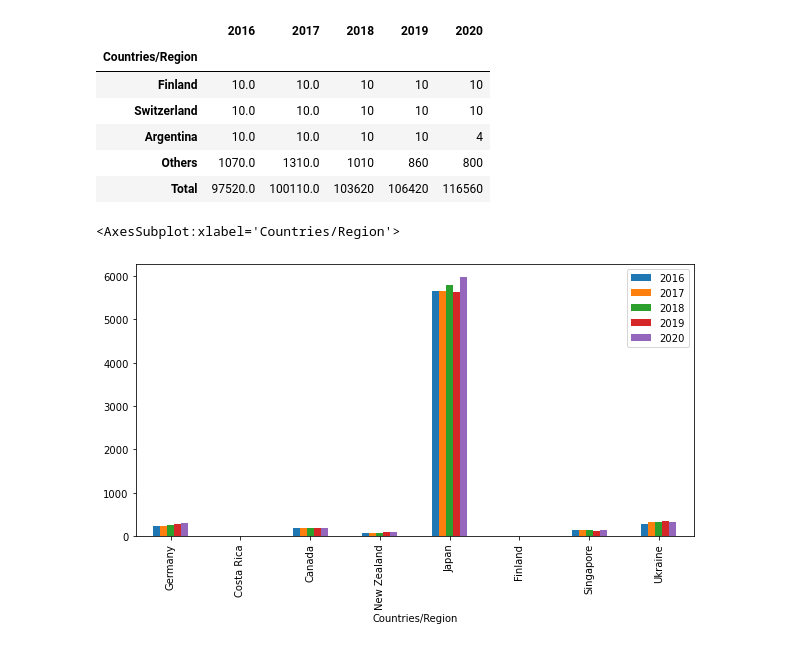
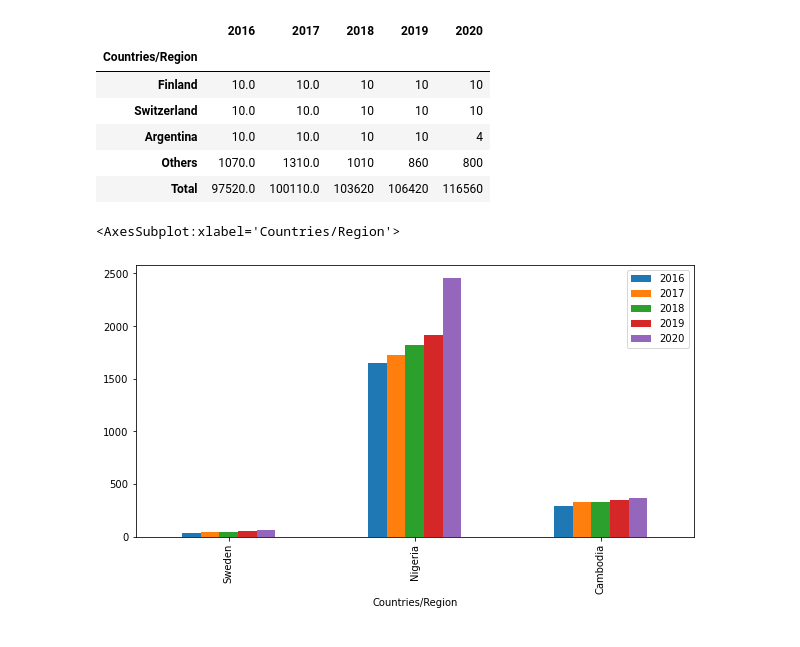
Before and after one commit to Orchhna/data_project, a Jupyter notebook: popular_ramendata.ipynb, the cells around one changed output. Saved outputs shown, nothing was run; the diff lists cells and outputs as text; code cells hidden in the pictures.

```diff
--- a/popular_ramendata.ipynb
+++ b/popular_ramendata.ipynb
@@ -58,8 +121,8 @@ ramen_demands.tail()
 | Others | 1070.0 | 1310.0 | 1010 | 860 | 800 |
 | Total | 97520.0 | 100110.0 | 103620 | 106420 | 116560 |
 # %%
-group_5 =ramen_demands.sample(8)
+group_5 =ramen_demands.sample(3)
 group_5.plot(kind="bar")
 # %% [output]
 <AxesSubplot:xlabel='Countries/Region'>
-[figure, old version]
+[figure, new version]
```
Also changed, not shown: parts of 9 cells of this notebook.
